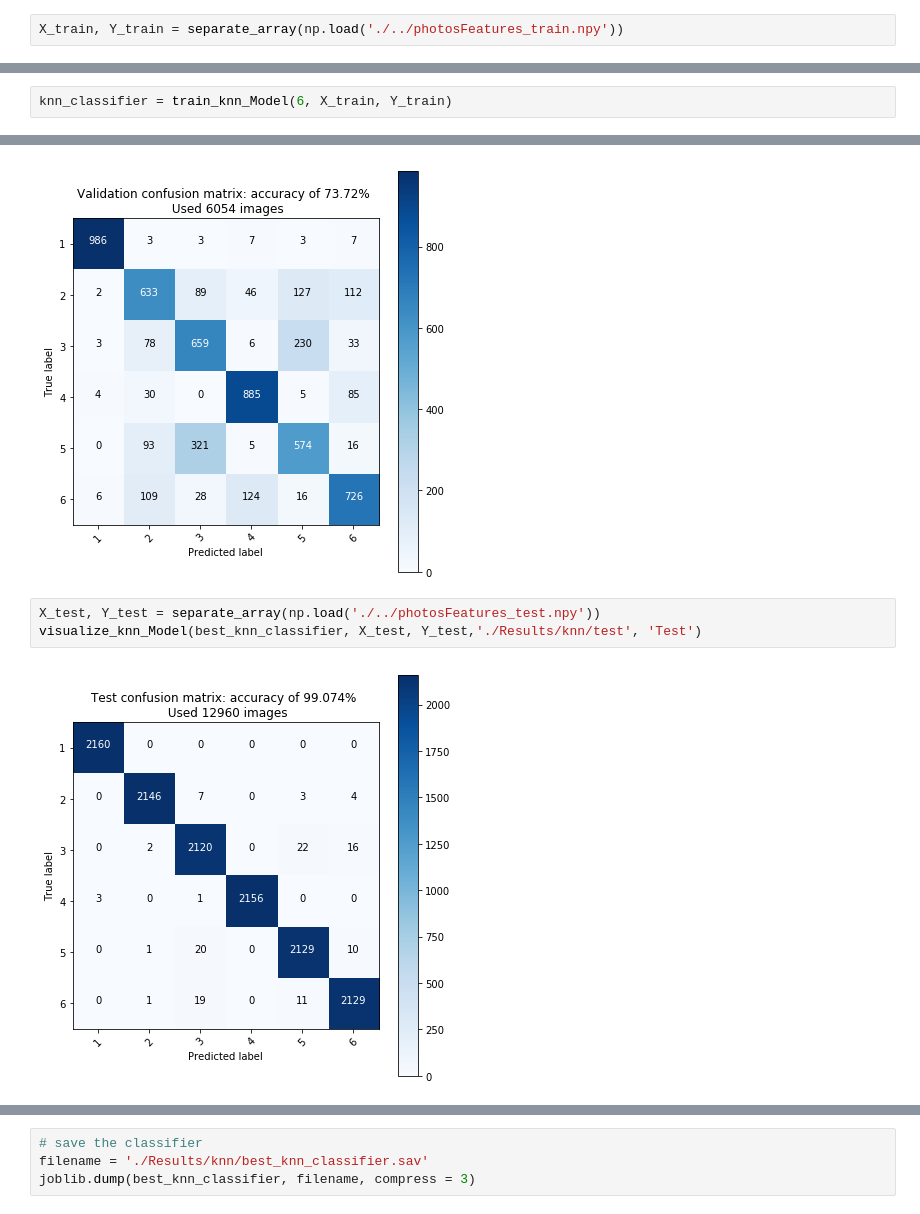
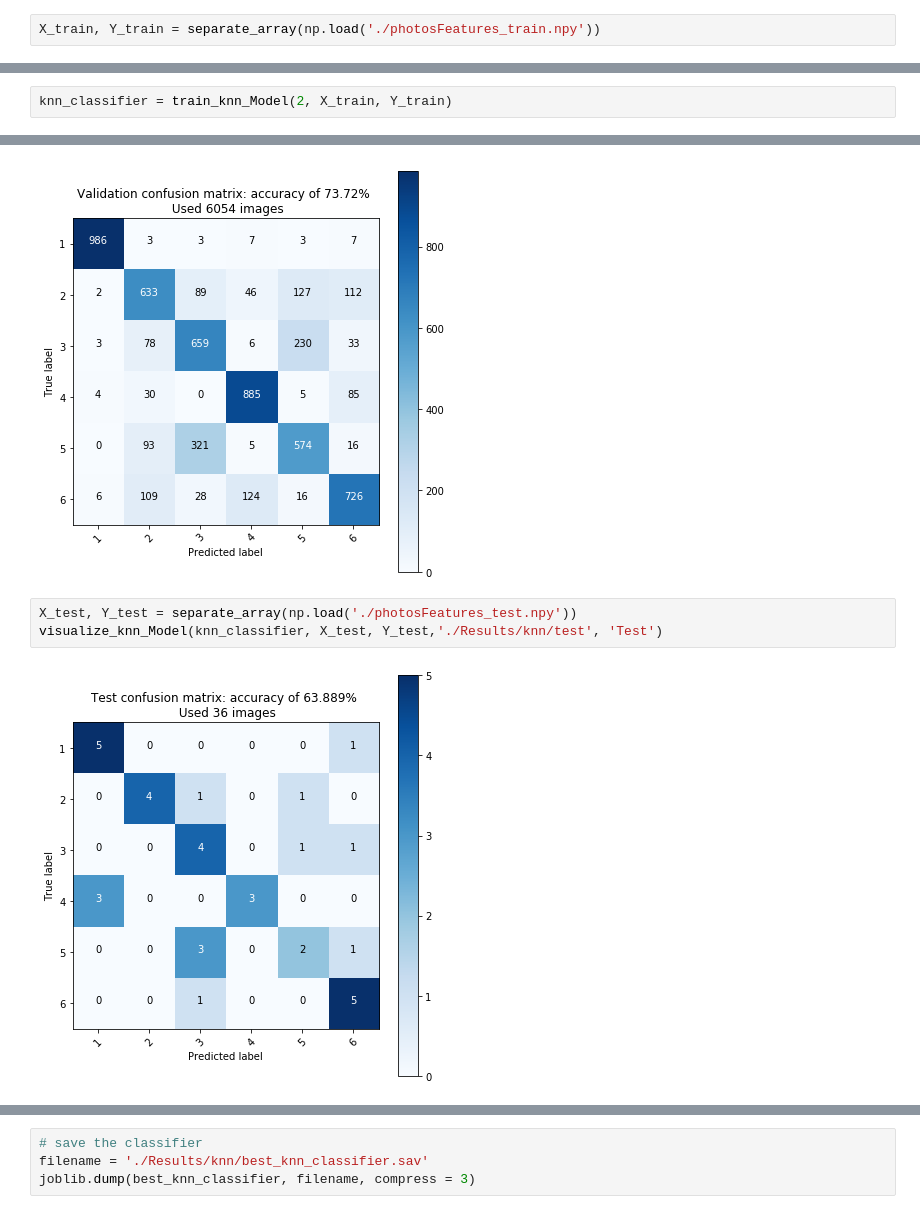
Before and after one commit to fernandolucasaa/Dice-Identification, a Jupyter notebook: secondAnalyse/knn.ipynb, the cells around one changed output, grey strips where cells are left out. Cells and saved outputs as stored; diff of their text form.

```diff
--- a/secondAnalyse/knn.ipynb
+++ b/secondAnalyse/knn.ipynb
@@ -29,5 +29,5 @@ def separate_array(data):
 
     return image, labels
 # %%
-X_train, Y_train = separate_array(np.load('./../photosFeatures_train.npy'))
+X_train, Y_train = separate_array(np.load('./photosFeatures_train.npy'))
 # %%
@@ -99,5 +99,5 @@ def visualize_knn_Model(clf, X_data, Y_data, filename, typeData):
     plt.title(typeData + ' confusion matrix: accuracy of ' + str(round((accuracy_score(data_y, predicted) * 100), 3)) + "% \n Used " + str(len(data_x)) + " images")
     plt.savefig(filename)
 # %%
-knn_classifier = train_knn_Model(6, X_train, Y_train)
+knn_classifier = train_knn_Model(2, X_train, Y_train)
 # %% [output]
@@ -225,7 +225,7 @@ visualize_knn_Model(best_knn_classifier, X_validation, Y_validation,'./Results/k
 # %% [output]
 [figure]
 # %%
-X_test, Y_test = separate_array(np.load('./../photosFeatures_test.npy'))
-visualize_knn_Model(best_knn_classifier, X_test, Y_test,'./Results/knn/test', 'Test')
+X_test, Y_test = separate_array(np.load('./photosFeatures_test.npy'))
+visualize_knn_Model(knn_classifier, X_test, Y_test,'./Results/knn/test', 'Test')
 # %% [output]
-[figure, old version]
+[figure, new version]
```
Also changed, not shown: parts of 6 cells of this notebook, 7 other files.
